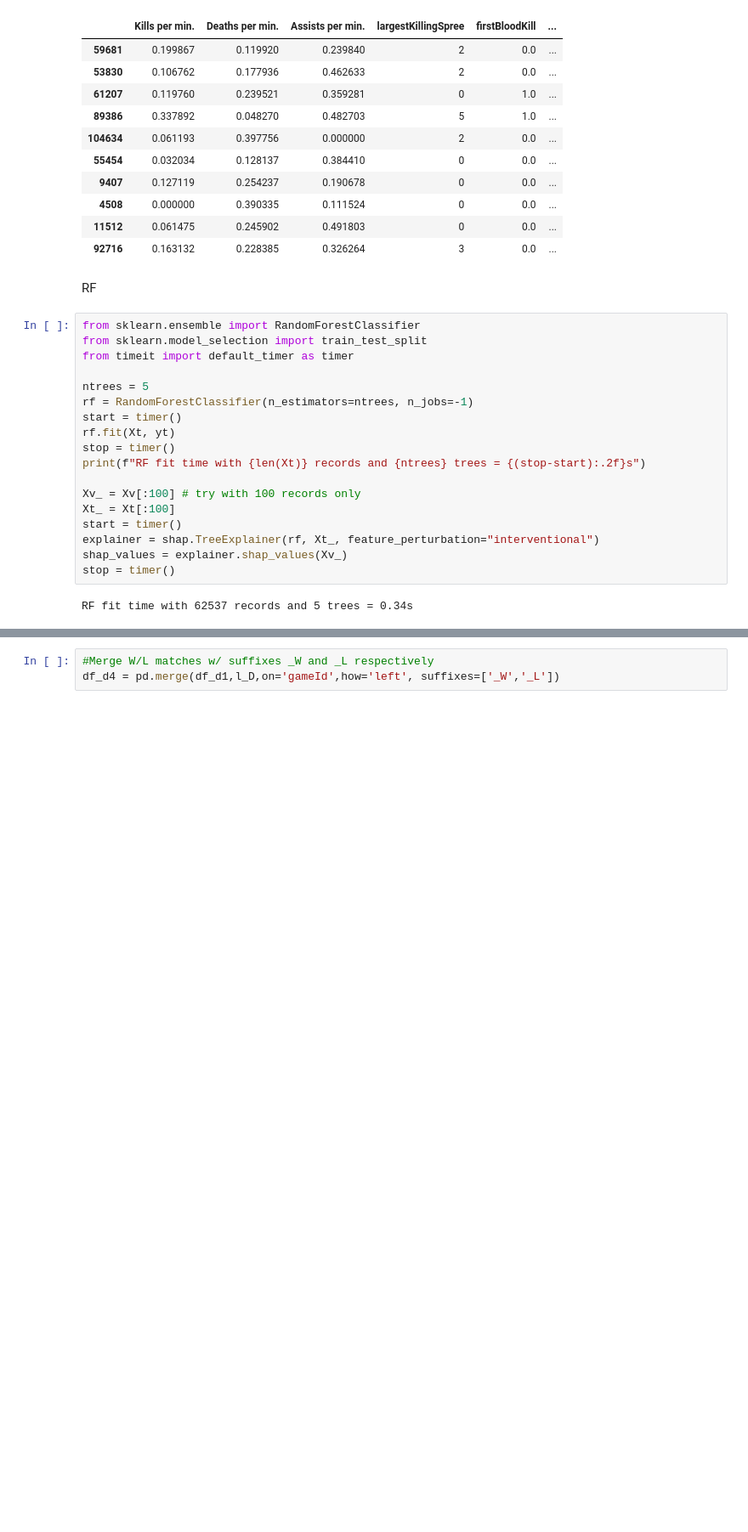
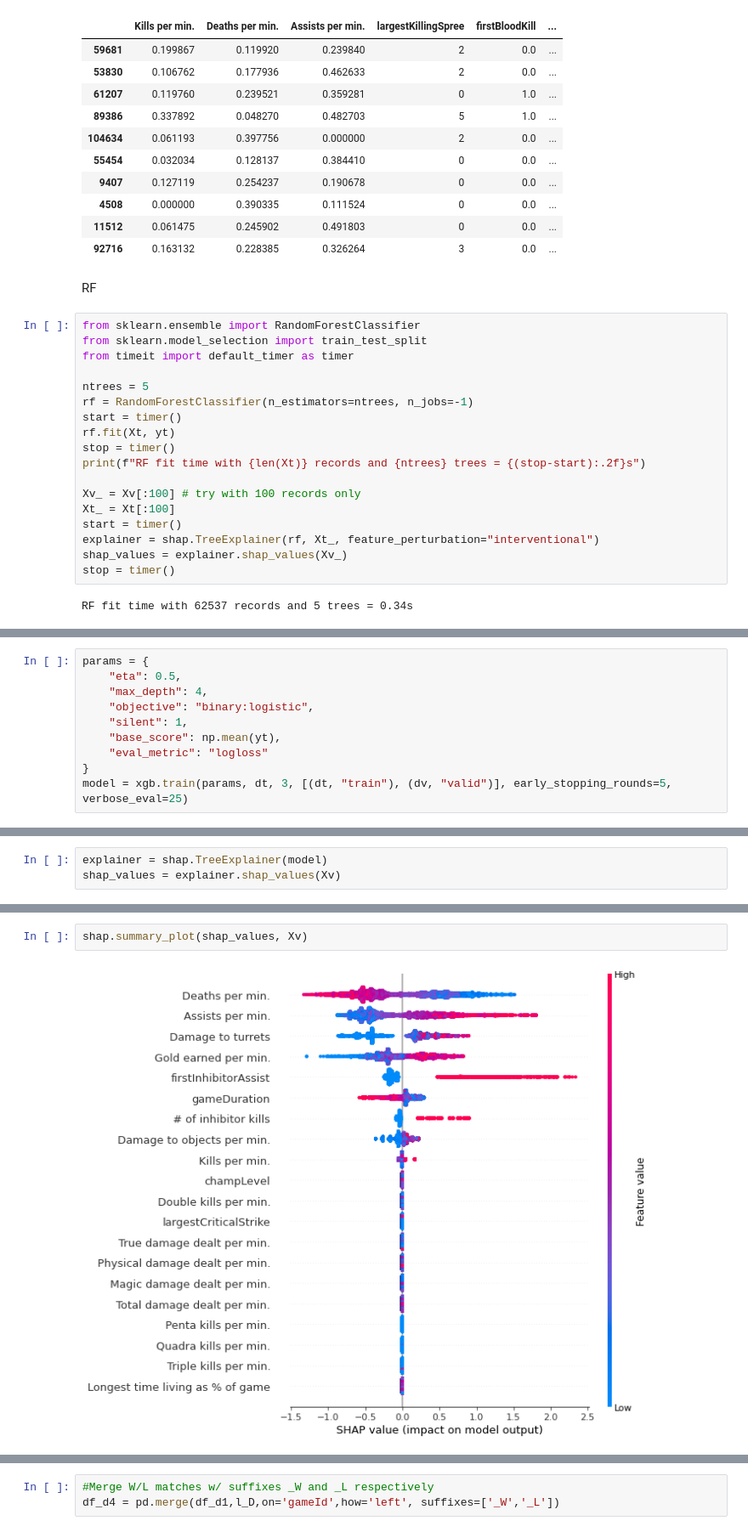
Before and after one commit to yi-ye-zhi-qiu/personalwebsite, a Jupyter notebook: models/Untitled.ipynb, the cells around one changed output, grey strips where cells are left out. Shown at 85% size. Saved outputs shown, nothing was run; the diff lists cells and outputs as text; blank space fills up the shorter version.

```diff
--- a/models/Untitled.ipynb
+++ b/models/Untitled.ipynb
@@ -460,0 +463,10 @@ shap.summary_plot(shap_values, Xt)
+# %%
+params = {
+    "eta": 0.5,
+    "max_depth": 4,
+    "objective": "binary:logistic",
+    "silent": 1,
+    "base_score": np.mean(yt),
+    "eval_metric": "logloss"
+}
+model = xgb.train(params, dt, 3, [(dt, "train"), (dv, "valid")], early_stopping_rounds=5, verbose_eval=25)
@@ -460,0 +484,3 @@ shap.summary_plot(shap_values, Xt)
+# %%
+explainer = shap.TreeExplainer(model)
+shap_values = explainer.shap_values(Xv)
@@ -460,0 +528,4 @@ shap.summary_plot(shap_values, Xt)
+# %%
+shap.summary_plot(shap_values, Xv)
+# %% [output]
+[figure, added]
```
Also changed, not shown: parts of 13 cells of this notebook.
